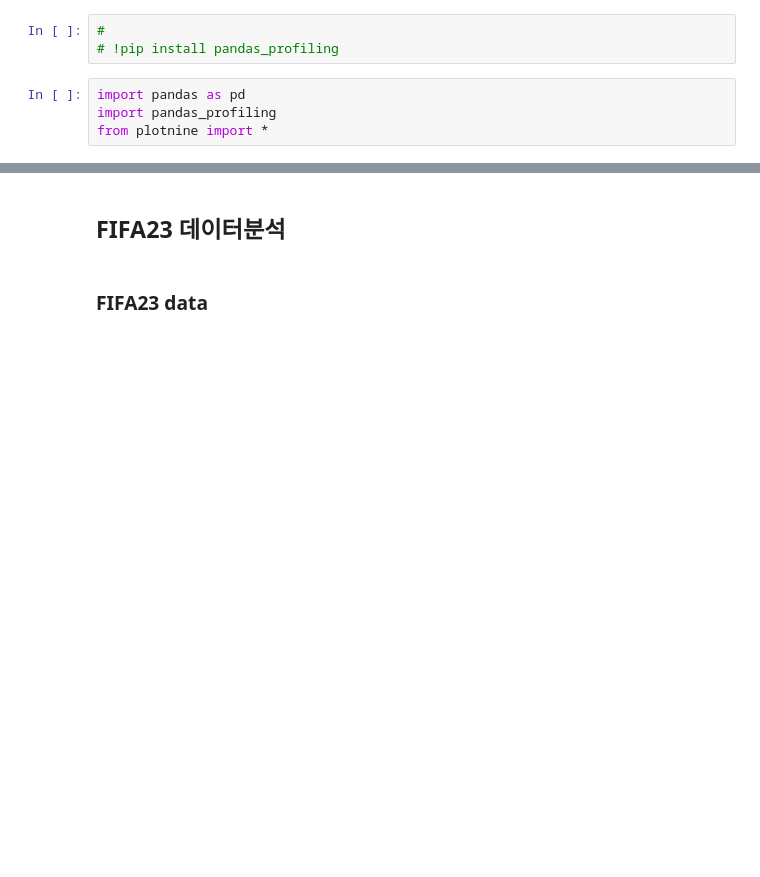
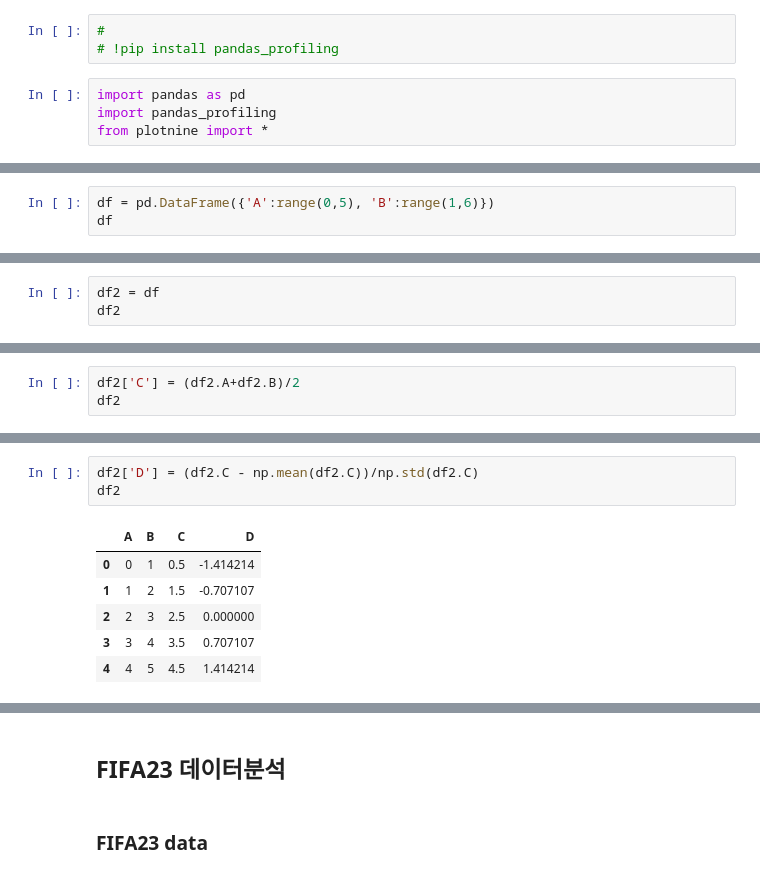
Before and after one commit to guebin/DV2022_backup, a Jupyter notebook: _notebooks/draft.ipynb, the cells around one changed output, grey strips where cells are left out. Drawn from its saved outputs; the diff is of its cells as text; blank space fills up the shorter version.

```diff
--- a/_notebooks/draft.ipynb
+++ b/_notebooks/draft.ipynb
@@ -9,0 +16,3 @@ from plotnine import *
+# %%
+df = pd.DataFrame({'A':range(0,5), 'B':range(1,6)})
+df
@@ -9,0 +28,3 @@ from plotnine import *
+# %%
+df2 = df
+df2
@@ -9,0 +38,3 @@ from plotnine import *
+# %%
+df2['C'] = (df2.A+df2.B)/2
+df2
@@ -9,0 +48,10 @@ from plotnine import *
+# %%
+df2['D'] = (df2.C - np.mean(df2.C))/np.std(df2.C)
+df2
+# %% [output]
+|  | A | B | C | D |
+| 0 | 0 | 1 | 0.5 | -1.414214 |
+| 1 | 1 | 2 | 1.5 | -0.707107 |
+| 2 | 2 | 3 | 2.5 | 0.000000 |
+| 3 | 3 | 4 | 3.5 | 0.707107 |
+| 4 | 4 | 5 | 4.5 | 1.414214 |
```
Also changed, not shown: parts of 36 cells of this notebook, 1 other file.
